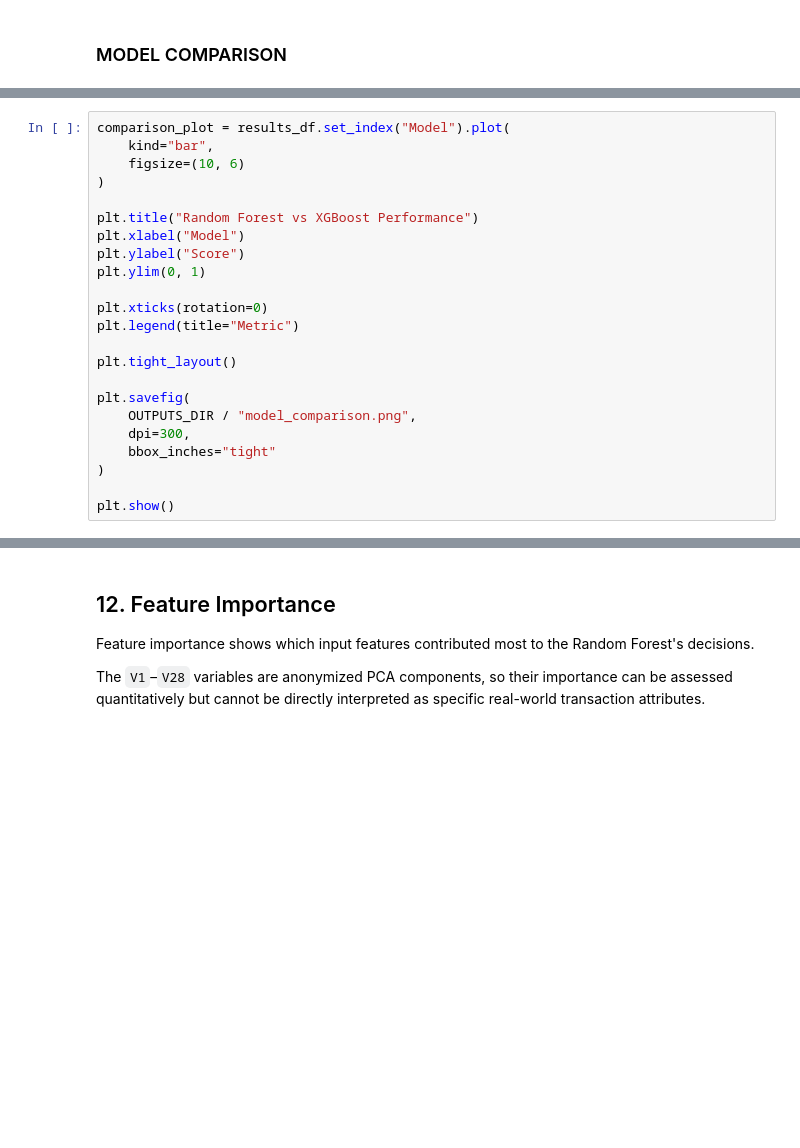
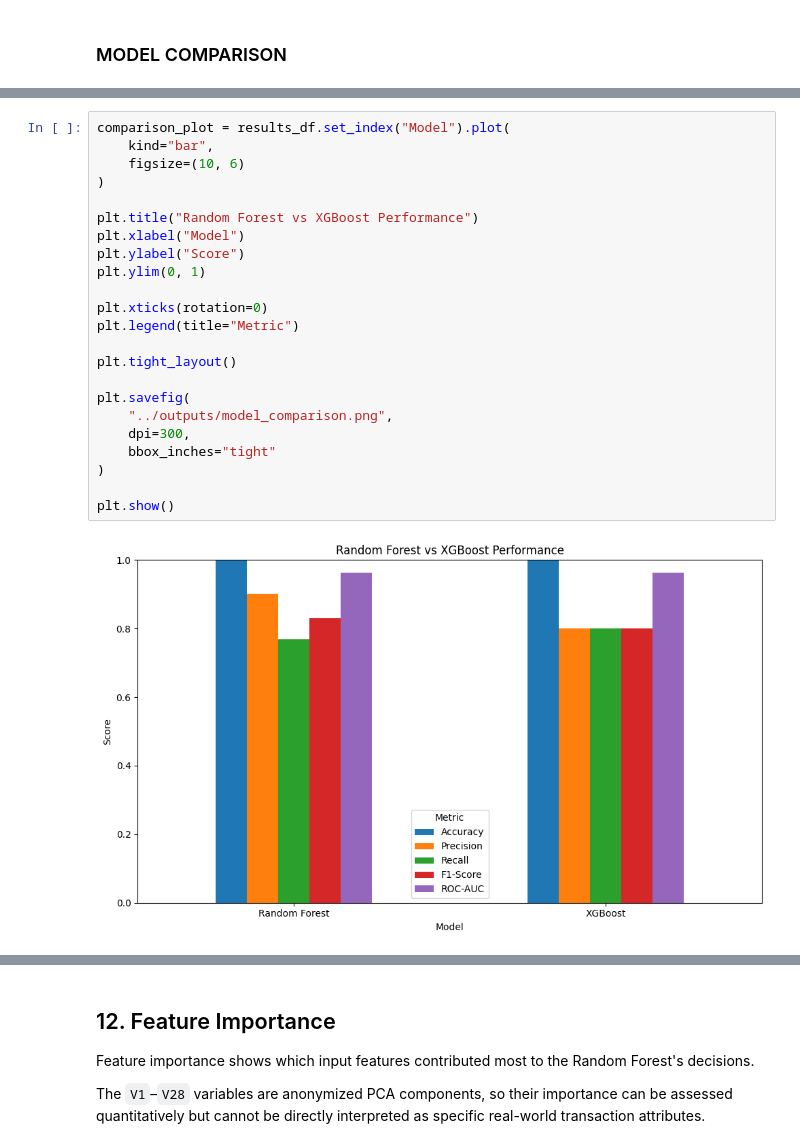
Before and after one commit to EmanQazii/credit-card-fraud-detection-model, a Jupyter notebook: notebooks/credit_card_fraud_detection.ipynb, the cells around one changed output, grey strips where cells are left out. Cells and saved outputs as stored; diff of their text form; blank space fills up the shorter version.

Commit message:
Model Comparison and Fraud Anlysis + Models Saving

```diff
--- a/notebooks/credit_card_fraud_detection.ipynb
+++ b/notebooks/credit_card_fraud_detection.ipynb
@@ -602,26 +660,28 @@ results_df
 # %%
 comparison_plot = results_df.set_index("Model").plot(
     kind="bar",
     figsize=(10, 6)
 )
 
 plt.title("Random Forest vs XGBoost Performance")
 plt.xlabel("Model")
 plt.ylabel("Score")
 plt.ylim(0, 1)
 
 plt.xticks(rotation=0)
 plt.legend(title="Metric")
 
 plt.tight_layout()
 
 plt.savefig(
-    OUTPUTS_DIR / "model_comparison.png",
+    "../outputs/model_comparison.png",
     dpi=300,
     bbox_inches="tight"
 )
 
 plt.show()
+# %% [output]
+[figure, added]
 # %%
 best_recall_model = results_df.loc[
     results_df["Recall"].idxmax(),
```
Also changed, not shown: parts of 11 cells of this notebook, 5 other files.
